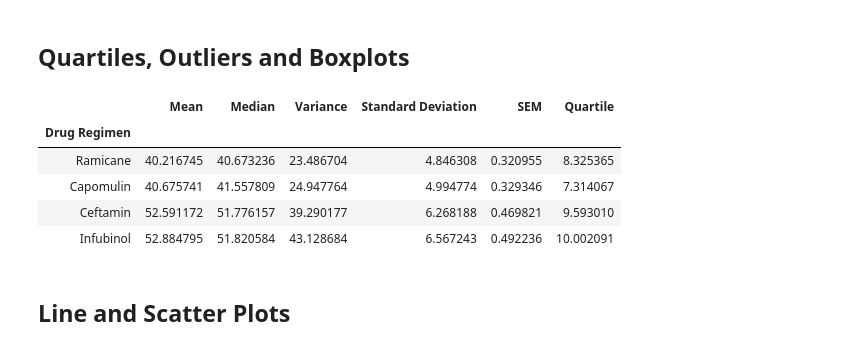
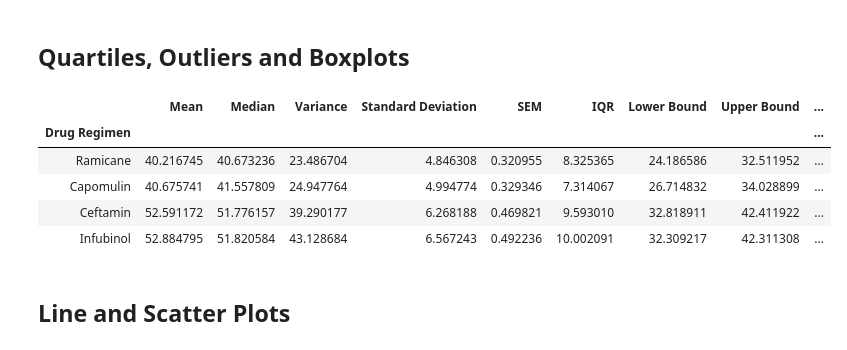
Before and after one commit to pauline-li/Matplotlib, a Jupyter notebook: Pymaceuticals/pymaceuticals_starter.ipynb, the cells around one changed output. Cells and saved outputs as stored; diff of their text form; code cells hidden in the pictures.

```diff
--- a/Pymaceuticals/pymaceuticals_starter.ipynb
+++ b/Pymaceuticals/pymaceuticals_starter.ipynb
@@ -207,25 +208,37 @@ z=plt.title('Female vs. Male Mice')
 # %%
 # Calculate the final tumor volume of each mouse across four of the most promising treatment regimens. Calculate the IQR and quantitatively determine if there are any potential outliers.
 #---05-Matplotlib/3/Activities/02-Ins_Quartiles_and_Outliers/Solved/samples.ipynb
+
+
 first_q =rt_df.quantile(.25)
 first_q
 
-last_q= rt_df.quantile(.75)
-last_q
+third_q= rt_df.quantile(.75)
+third_q
 
-rt_iqr = last_q - first_q
+rt_iqr = third_q - first_q
 rt_iqr
 
+lower_bound = first_q - (1.5*rt_iqr)
+upper_bound = third_q - (1.5*rt_iqr)
 
-summary_statistics_df['Quartile'] = rt_iqr #Add quartile column
-summary_statistics_df.nsmallest(4,'SEM') # Get 4 Drug based on lowest SEM
+summary_statistics_df['IQR'] = rt_iqr #Add quartile column
+summary_statistics_df['Lower Bound'] = lower_bound
+summary_statistics_df['Upper Bound'] = upper_bound
+summary_statistics_df['1QR'] = first_q
+summary_statistics_df['3QR'] = third_q
+find_outliers = summary_statistics_df.nsmallest(4,'SEM') # Get 4 Drug based on lowest SEM
+find_outliers
+# print(f"Values below {lower_bound} could be outliers.")
+# print(f"Values above {upper_bound} could be outliers.")
+#### ANY POTENITAL OUTLIERS????? ########################################
 # %% [output]
-|  | Mean | Median | Variance | Standard Deviation | SEM | Quartile |
-| Drug Regimen |  |  |  |  |  |  |
-| Ramicane | 40.216745 | 40.673236 | 23.486704 | 4.846308 | 0.320955 | 8.325365 |
-| Capomulin | 40.675741 | 41.557809 | 24.947764 | 4.994774 | 0.329346 | 7.314067 |
-| Ceftamin | 52.591172 | 51.776157 | 39.290177 | 6.268188 | 0.469821 | 9.593010 |
-| Infubinol | 52.884795 | 51.820584 | 43.128684 | 6.567243 | 0.492236 | 10.002091 |
+|  | Mean | Median | Variance | Standard Deviation | SEM | IQR | Lower Bound | Upper Bound | ... |
+| Drug Regimen |  |  |  |  |  |  |  |  | ... |
+| Ramicane | 40.216745 | 40.673236 | 23.486704 | 4.846308 | 0.320955 | 8.325365 | 24.186586 | 32.511952 | ... |
+| Capomulin | 40.675741 | 41.557809 | 24.947764 | 4.994774 | 0.329346 | 7.314067 | 26.714832 | 34.028899 | ... |
+| Ceftamin | 52.591172 | 51.776157 | 39.290177 | 6.268188 | 0.469821 | 9.593010 | 32.818911 | 42.411922 | ... |
+| Infubinol | 52.884795 | 51.820584 | 43.128684 | 6.567243 | 0.492236 | 10.002091 | 32.309217 | 42.311308 | ... |
 # %%
 # Generate a box plot of the final tumor volume of each mouse across four regimens of interest
 # %% [markdown]
```
Also changed, not shown: parts of 1 cell of this notebook.
